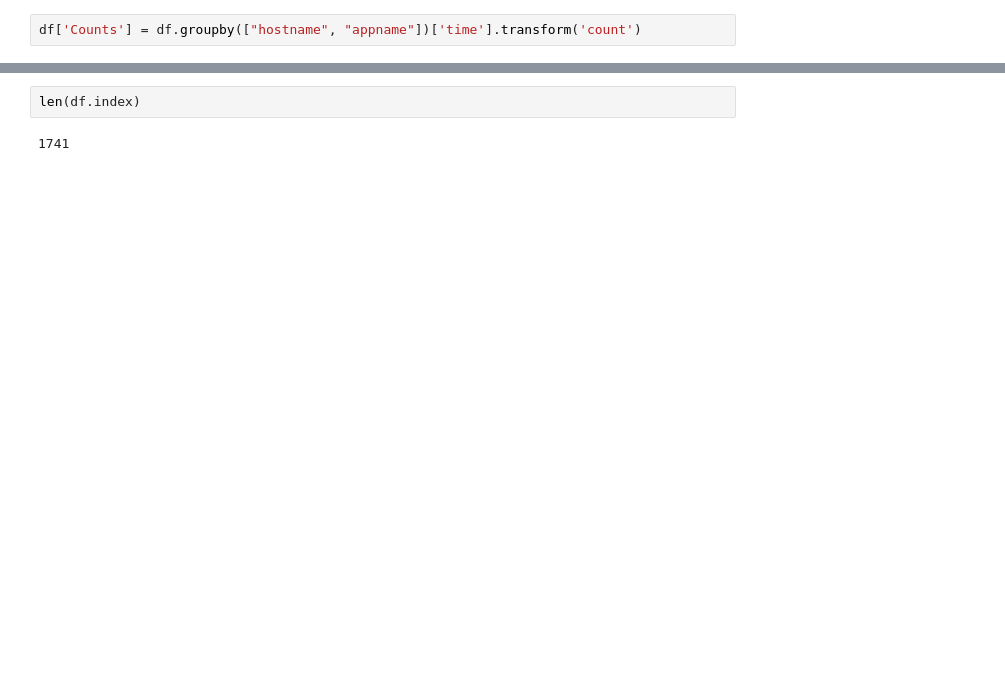
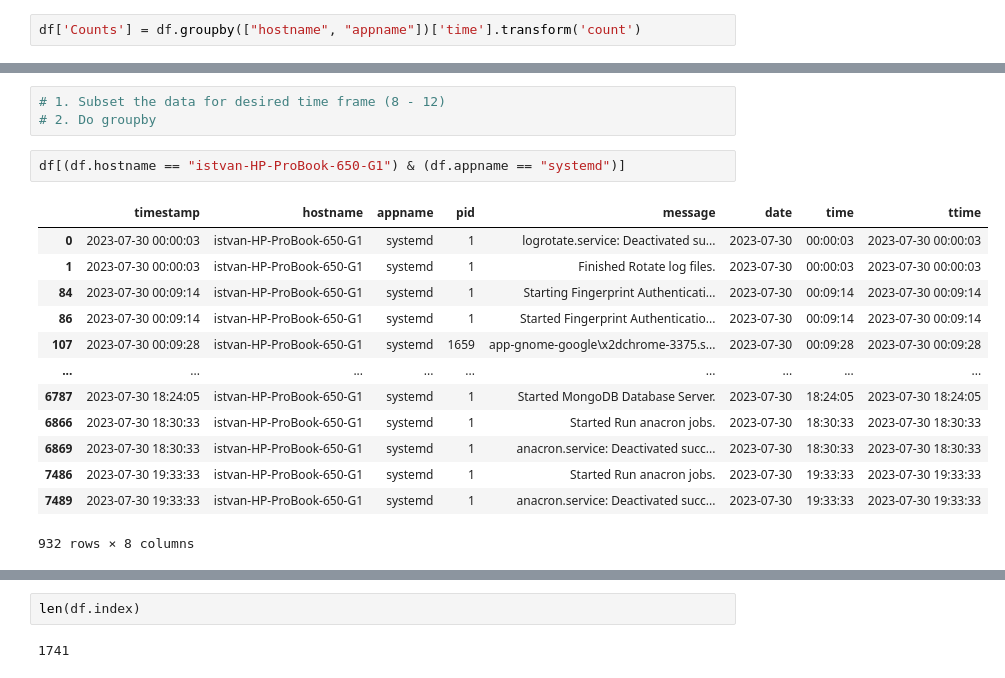
Before and after one commit to istvan-takacs/sus-behav-mon, a Jupyter notebook: handling_logs/Untitled.ipynb, the cells around one changed output, grey strips where cells are left out. Cells and saved outputs as stored; diff of their text form; blank space fills up the shorter version.

```diff
--- a/handling_logs/Untitled.ipynb
+++ b/handling_logs/Untitled.ipynb
@@ -37,0 +66,19 @@ df['Counts'] = df.groupby(["hostname", "appname"])['time'].transform('count')
+# %%
+# 1. Subset the data for desired time frame (8 - 12)
+# 2. Do groupby
+# %%
+df[(df.hostname == "istvan-HP-ProBook-650-G1") & (df.appname == "systemd")]
+# %% [output]
+|  | timestamp | hostname | appname | pid | message | date | time | ttime |
+| 0 | 2023-07-30 00:00:03 | istvan-HP-ProBook-650-G1 | systemd | 1 | logrotate.service: Deactivated su... | 2023-07-30 | 00:00:03 | 2023-07-30 00:00:03 |
+| 1 | 2023-07-30 00:00:03 | istvan-HP-ProBook-650-G1 | systemd | 1 | Finished Rotate log files. | 2023-07-30 | 00:00:03 | 2023-07-30 00:00:03 |
+| 84 | 2023-07-30 00:09:14 | istvan-HP-ProBook-650-G1 | systemd | 1 | Starting Fingerprint Authenticati... | 2023-07-30 | 00:09:14 | 2023-07-30 00:09:14 |
+| 86 | 2023-07-30 00:09:14 | istvan-HP-ProBook-650-G1 | systemd | 1 | Started Fingerprint Authenticatio... | 2023-07-30 | 00:09:14 | 2023-07-30 00:09:14 |
+| 107 | 2023-07-30 00:09:28 | istvan-HP-ProBook-650-G1 | systemd | 1659 | app-gnome-google\x2dchrome-3375.s... | 2023-07-30 | 00:09:28 | 2023-07-30 00:09:28 |
+| ... | ... | ... | ... | ... | ... | ... | ... | ... |
+| 6787 | 2023-07-30 18:24:05 | istvan-HP-ProBook-650-G1 | systemd | 1 | Started MongoDB Database Server. | 2023-07-30 | 18:24:05 | 2023-07-30 18:24:05 |
+| 6866 | 2023-07-30 18:30:33 | istvan-HP-ProBook-650-G1 | systemd | 1 | Started Run anacron jobs. | 2023-07-30 | 18:30:33 | 2023-07-30 18:30:33 |
+| 6869 | 2023-07-30 18:30:33 | istvan-HP-ProBook-650-G1 | systemd | 1 | anacron.service: Deactivated succ... | 2023-07-30 | 18:30:33 | 2023-07-30 18:30:33 |
+| 7486 | 2023-07-30 19:33:33 | istvan-HP-ProBook-650-G1 | systemd | 1 | Started Run anacron jobs. | 2023-07-30 | 19:33:33 | 2023-07-30 19:33:33 |
+| 7489 | 2023-07-30 19:33:33 | istvan-HP-ProBook-650-G1 | systemd | 1 | anacron.service: Deactivated succ... | 2023-07-30 | 19:33:33 | 2023-07-30 19:33:33 |
+932 rows × 8 columns
```
Also changed, not shown: parts of 18 cells of this notebook, 6 other files.
